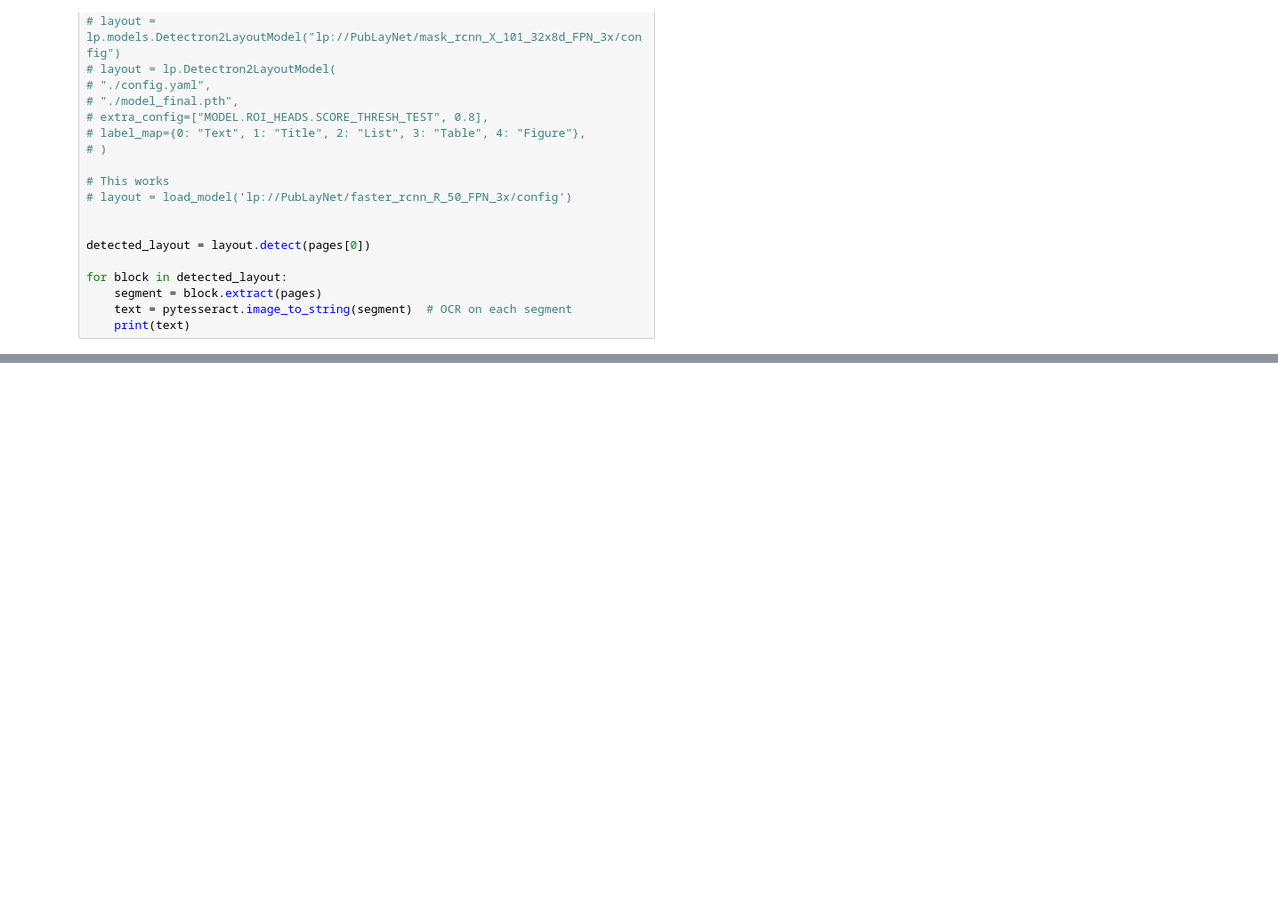
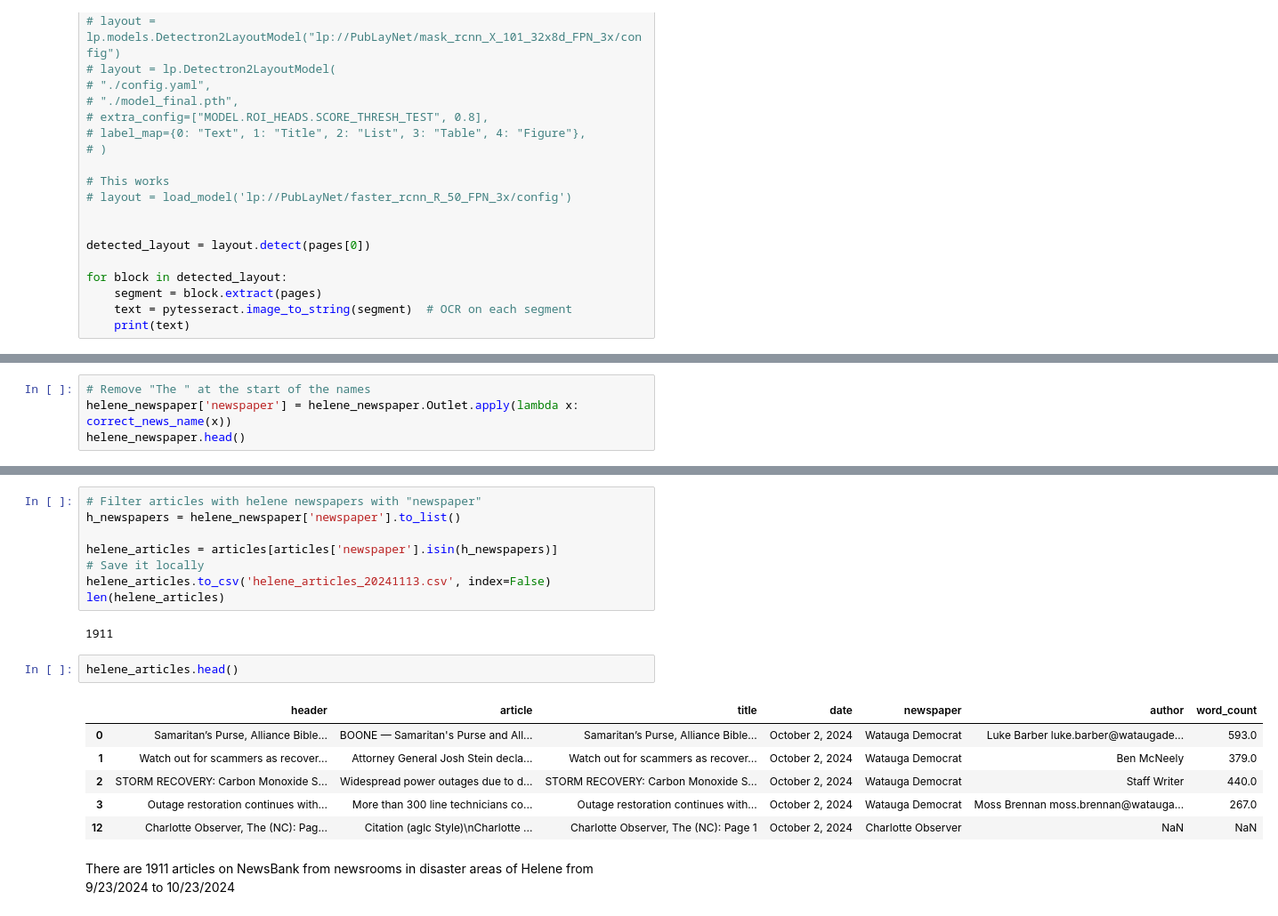
Before and after one commit to yanansun0074/helene_coverage, a Jupyter notebook: news_collection.ipynb, the cells around one changed output, grey strips where cells are left out. Shown at 89% size. Drawn from its saved outputs; the diff is of its cells as text; blank space fills up the shorter version.

```diff
--- a/news_collection.ipynb
+++ b/news_collection.ipynb
@@ -295,0 +413,4 @@ for block in detected_layout:
+# %%
+# Remove "The " at the start of the names
+helene_newspaper['newspaper'] = helene_newspaper.Outlet.apply(lambda x: correct_news_name(x))
+helene_newspaper.head()
@@ -295,0 +424,21 @@ for block in detected_layout:
+# %%
+# Filter articles with helene newspapers with "newspaper"
+h_newspapers = helene_newspaper['newspaper'].to_list()
+
+helene_articles = articles[articles['newspaper'].isin(h_newspapers)]
+# Save it locally
+helene_articles.to_csv('helene_articles_20241113.csv', index=False)
+len(helene_articles)
+# %% [output]
+1911
+# %%
+helene_articles.head()
+# %% [output]
+|  | header | article | title | date | newspaper | author | word_count |
+| 0 | Samaritan’s Purse, Alliance Bible... | BOONE — Samaritan's Purse and All... | Samaritan’s Purse, Alliance Bible... | October 2, 2024 | Watauga Democrat | Luke Barber luke.barber@wataugade... | 593.0 |
+| 1 | Watch out for scammers as recover... | Attorney General Josh Stein decla... | Watch out for scammers as recover... | October 2, 2024 | Watauga Democrat | Ben McNeely | 379.0 |
+| 2 | STORM RECOVERY: Carbon Monoxide S... | Widespread power outages due to d... | STORM RECOVERY: Carbon Monoxide S... | October 2, 2024 | Watauga Democrat | Staff Writer | 440.0 |
+| 3 | Outage restoration continues with... | More than 300 line technicians co... | Outage restoration continues with... | October 2, 2024 | Watauga Democrat | Moss Brennan moss.brennan@watauga... | 267.0 |
+| 12 | Charlotte Observer, The (NC): Pag... | Citation (aglc Style)\nCharlotte ... | Charlotte Observer, The (NC): Page 1 | October 2, 2024 | Charlotte Observer | NaN | NaN |
+# %% [markdown]
+There are 1911 articles on NewsBank from newsrooms in disaster areas of Helene from 9/23/2024 to 10/23/2024
```
Also changed, not shown: parts of 12 cells of this notebook, 8 other files.
